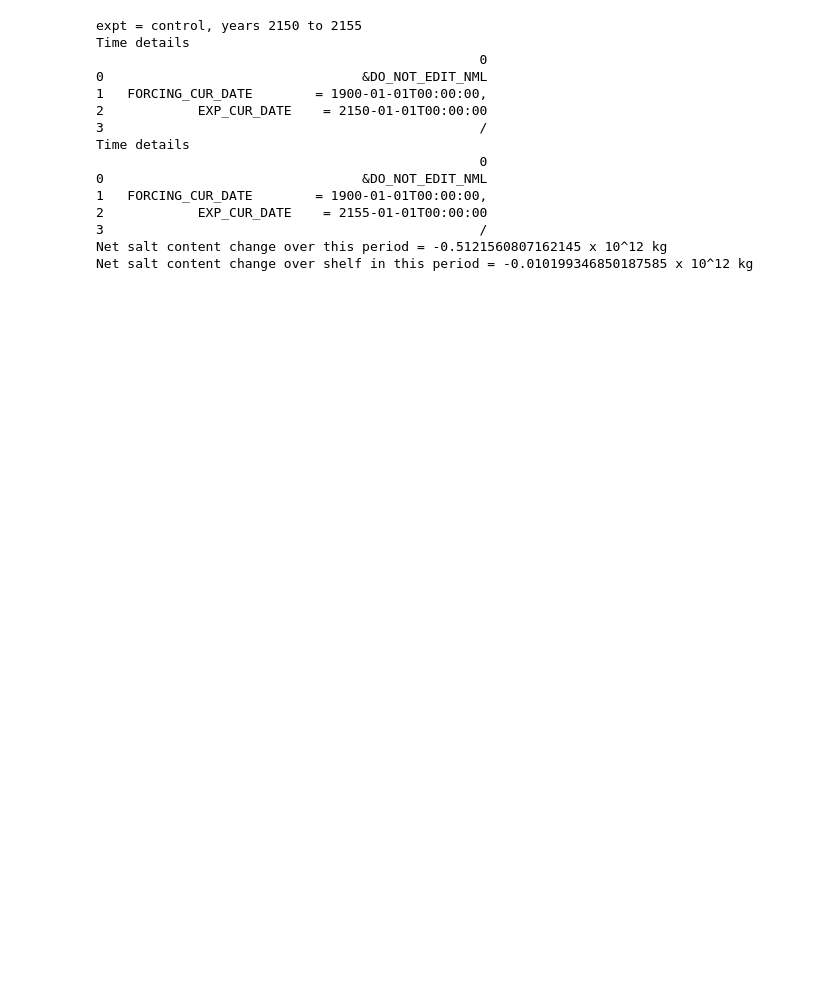
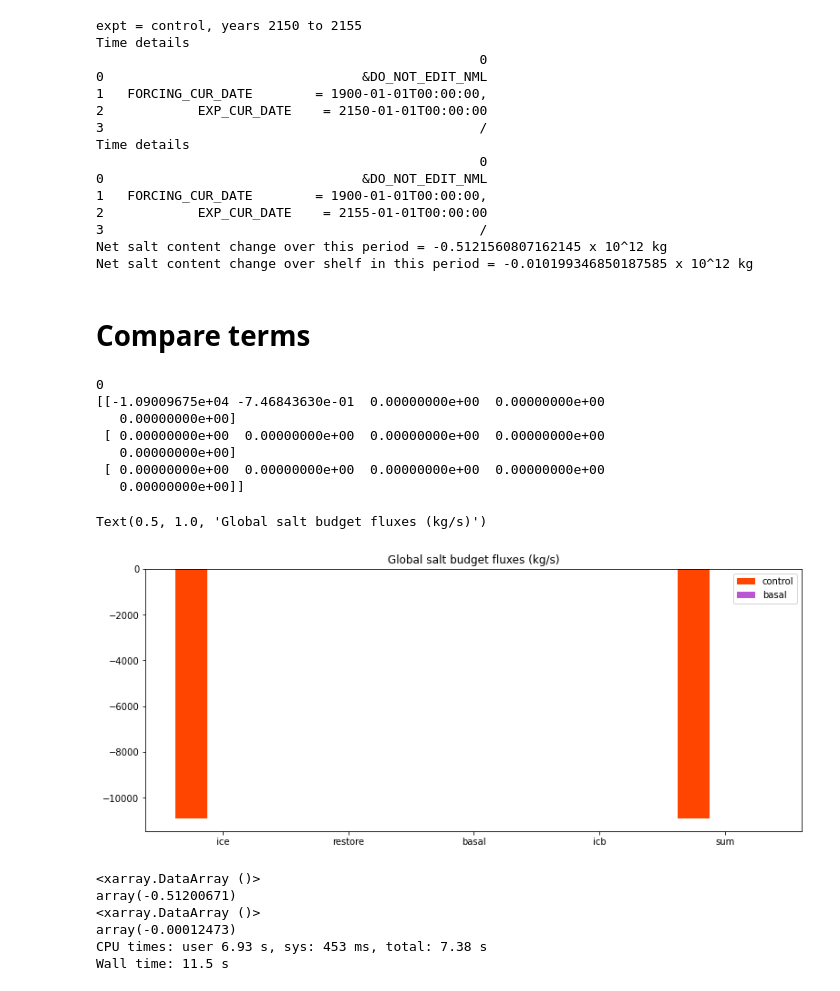
Before and after one commit to pedrocol/basal_mom5-collaborative-project, a Jupyter notebook: notebooks/salt_budget.ipynb, the cells around one changed output. Cells and saved outputs as stored; diff of their text form; code cells hidden in the pictures; blank space fills up the shorter version.

```diff
--- a/notebooks/salt_budget.ipynb
+++ b/notebooks/salt_budget.ipynb
@@ -286,3 +284,5 @@ Time details
 3                                                /
 Net salt content change over this period = -0.5121560807162145 x 10^12 kg
 Net salt content change over shelf in this period = -0.010199346850187585 x 10^12 kg
+# %% [markdown]
+# Compare terms
@@ -288,0 +426,50 @@ Net salt content change over shelf in this period = -0.010199346850187585 x 10^1
+# %%
+## Global integral of salt
+
+start_time = '2150-01-01'
+end_time = '2151-01-01'
+session = master_session
+expt = control
+lat_north = 90
+area_t = cc.querying.getvar(expt, 'area_t', session, n=1).sel(yt_ocean = slice(-90,lat_north))
+
+bar_plot = np.zeros((3,5))
+
+for i in np.arange(1):
+    print(i)
+    expt = [control,basal,iceberg][i]
+    session = [master_session,basal_melt_session,basal_melt_session][i]
+
+    ice,restore,basalh,icb,days_per_month = get_salt_budget_terms(expt, session, start_time, end_time, lat_north)
+    ndays = days_per_month.sum().values
+    bar_plot[i,:]=[#(salt_transformation*area_t).sum()/ndays,
+                   #(pme_river_salt_trans*area_t).sum()/ndays,
+                   (ice*area_t).sum()/ndays,
+                   (restore*area_t).sum()/ndays,
+                   (basalh*area_t).sum()/ndays,
+                   (icb*area_t).sum()/ndays,
+                    0
+                  ]
+    print(bar_plot)
+bar_plot[:,4]=bar_plot[:,0]+bar_plot[:,1]+bar_plot[:,2]+bar_plot[:,3]
+X = np.arange(5)
+fig = plt.figure(figsize = (10,4))
+ax = fig.add_axes([0,0,1,1])
+
+ax.bar(X + 0.00, bar_plot[0,:], color = 'orangered', width = 0.25)
+ax.bar(X + 0.25, bar_plot[1,:], color = 'mediumorchid', width = 0.25)
+ax.bar(X + 0.50, bar_plot[2,:], color = 'cornflowerblue', width = 0.25)
+
+ax.legend(labels=['control', 'basal'])
+plt.xticks(X+0.25, ('ice','restore','basal','icb','sum'))
+plt.title('Global salt budget fluxes (kg/s)')
+# %% [output]
+0
+[[-1.09009675e+04 -7.46843630e-01  0.00000000e+00  0.00000000e+00
+   0.00000000e+00]
+ [ 0.00000000e+00  0.00000000e+00  0.00000000e+00  0.00000000e+00
+   0.00000000e+00]
+ [ 0.00000000e+00  0.00000000e+00  0.00000000e+00  0.00000000e+00
+   0.00000000e+00]]
+Text(0.5, 1.0, 'Global salt budget fluxes (kg/s)')
+[figure, added]
@@ -288,0 +494,20 @@ Net salt content change over shelf in this period = -0.010199346850187585 x 10^1
+# %%
+%%time
+
+ice = sfc_salt_flux_ice*days_in_month*area_t
+restore = sfc_salt_flux_restore*days_in_month*area_t
+
+ice = ice.sum()*24*3600/1e12
+ice_control = ice.load()
+print(ice_control)
+
+restore = restore.sum()*24*3600/1e12
+restore_control = restore.load()
+print(restore_control)
+# %% [output]
+<xarray.DataArray ()>
+array(-0.51200671)
+<xarray.DataArray ()>
+array(-0.00012473)
+CPU times: user 6.93 s, sys: 453 ms, total: 7.38 s
+Wall time: 11.5 s
```
Also changed, not shown: parts of 19 cells of this notebook, 1 other file.
